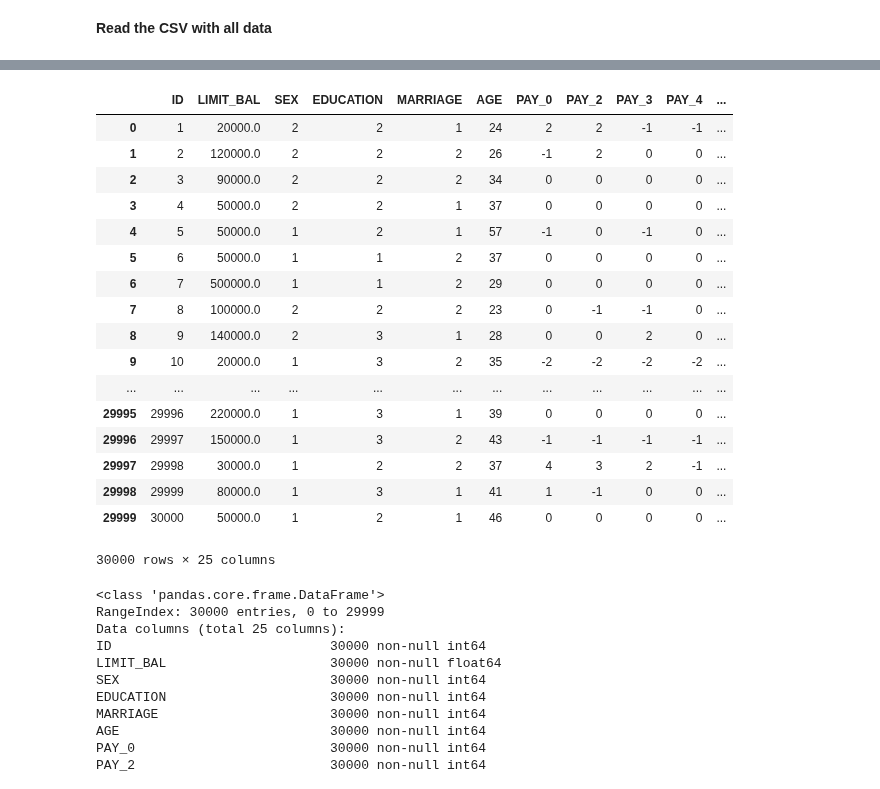
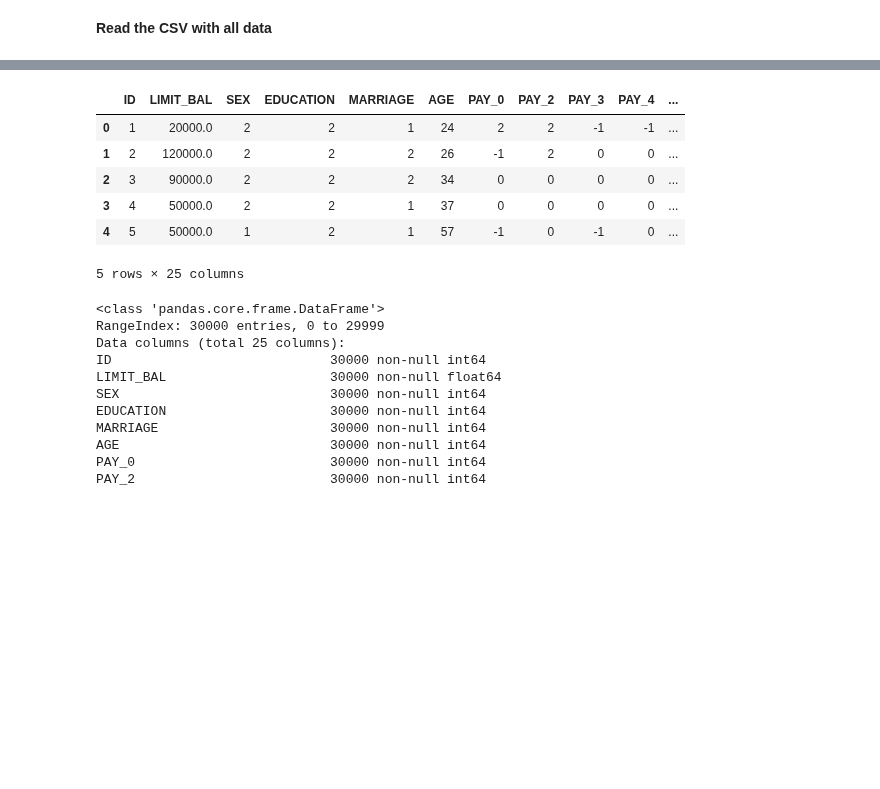
Before and after one commit to ArnauCinca/ML-On-Payments, a Jupyter notebook: ML-Project.ipynb, the cells around one changed output, grey strips where cells are left out. Saved outputs shown, nothing was run; the diff lists cells and outputs as text; code cells hidden in the pictures; blank space fills up the shorter version.

```diff
--- a/ML-Project.ipynb
+++ b/ML-Project.ipynb
@@ -22,24 +19,13 @@ df = pd.read_csv('Dataset.csv')
 # %%
-df
+df.head()
 # %% [output]
 |  | ID | LIMIT_BAL | SEX | EDUCATION | MARRIAGE | AGE | PAY_0 | PAY_2 | PAY_3 | PAY_4 | ... |
 | 0 | 1 | 20000.0 | 2 | 2 | 1 | 24 | 2 | 2 | -1 | -1 | ... |
 | 1 | 2 | 120000.0 | 2 | 2 | 2 | 26 | -1 | 2 | 0 | 0 | ... |
 | 2 | 3 | 90000.0 | 2 | 2 | 2 | 34 | 0 | 0 | 0 | 0 | ... |
 | 3 | 4 | 50000.0 | 2 | 2 | 1 | 37 | 0 | 0 | 0 | 0 | ... |
 | 4 | 5 | 50000.0 | 1 | 2 | 1 | 57 | -1 | 0 | -1 | 0 | ... |
-| 5 | 6 | 50000.0 | 1 | 1 | 2 | 37 | 0 | 0 | 0 | 0 | ... |
-| 6 | 7 | 500000.0 | 1 | 1 | 2 | 29 | 0 | 0 | 0 | 0 | ... |
-| 7 | 8 | 100000.0 | 2 | 2 | 2 | 23 | 0 | -1 | -1 | 0 | ... |
-| 8 | 9 | 140000.0 | 2 | 3 | 1 | 28 | 0 | 0 | 2 | 0 | ... |
-| 9 | 10 | 20000.0 | 1 | 3 | 2 | 35 | -2 | -2 | -2 | -2 | ... |
-| ... | ... | ... | ... | ... | ... | ... | ... | ... | ... | ... | ... |
-| 29995 | 29996 | 220000.0 | 1 | 3 | 1 | 39 | 0 | 0 | 0 | 0 | ... |
-| 29996 | 29997 | 150000.0 | 1 | 3 | 2 | 43 | -1 | -1 | -1 | -1 | ... |
-| 29997 | 29998 | 30000.0 | 1 | 2 | 2 | 37 | 4 | 3 | 2 | -1 | ... |
-| 29998 | 29999 | 80000.0 | 1 | 3 | 1 | 41 | 1 | -1 | 0 | 0 | ... |
-| 29999 | 30000 | 50000.0 | 1 | 2 | 1 | 46 | 0 | 0 | 0 | 0 | ... |
-30000 rows × 25 columns
+5 rows × 25 columns
 # %%
 df.info()
 # %% [output]
```
Also changed, not shown: parts of 7 cells of this notebook, 1 other file.
